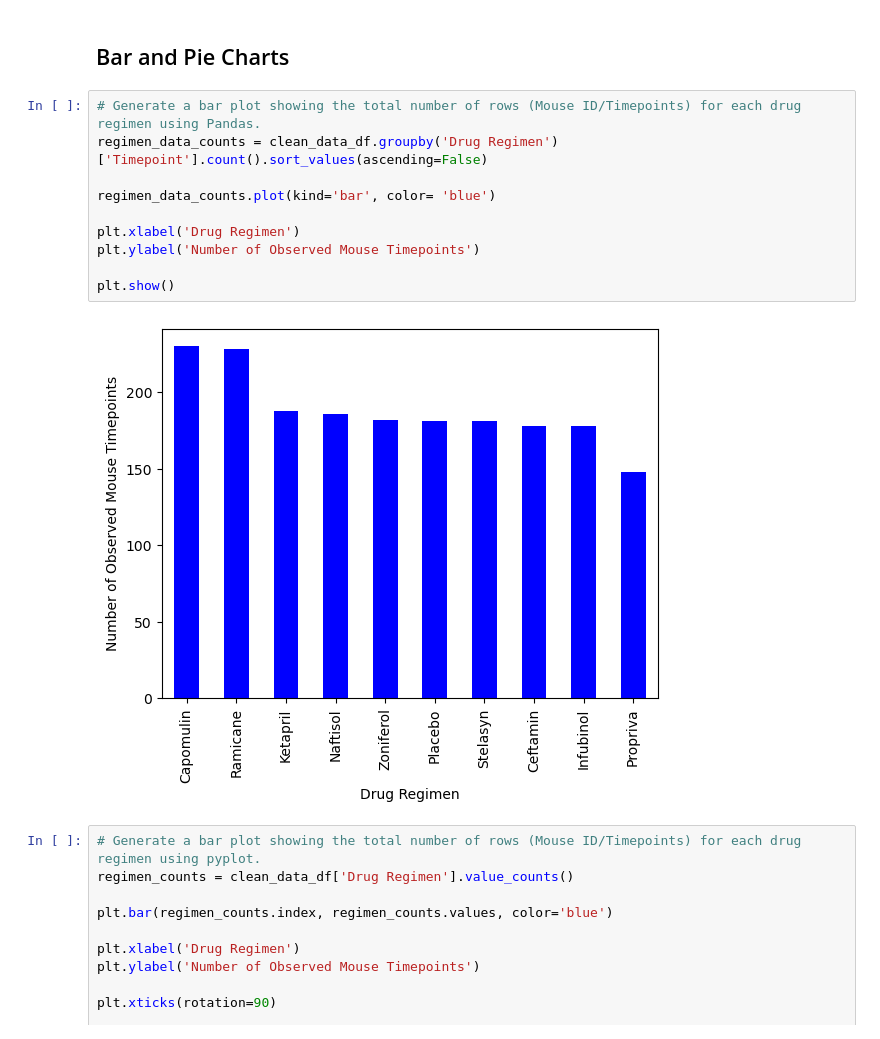
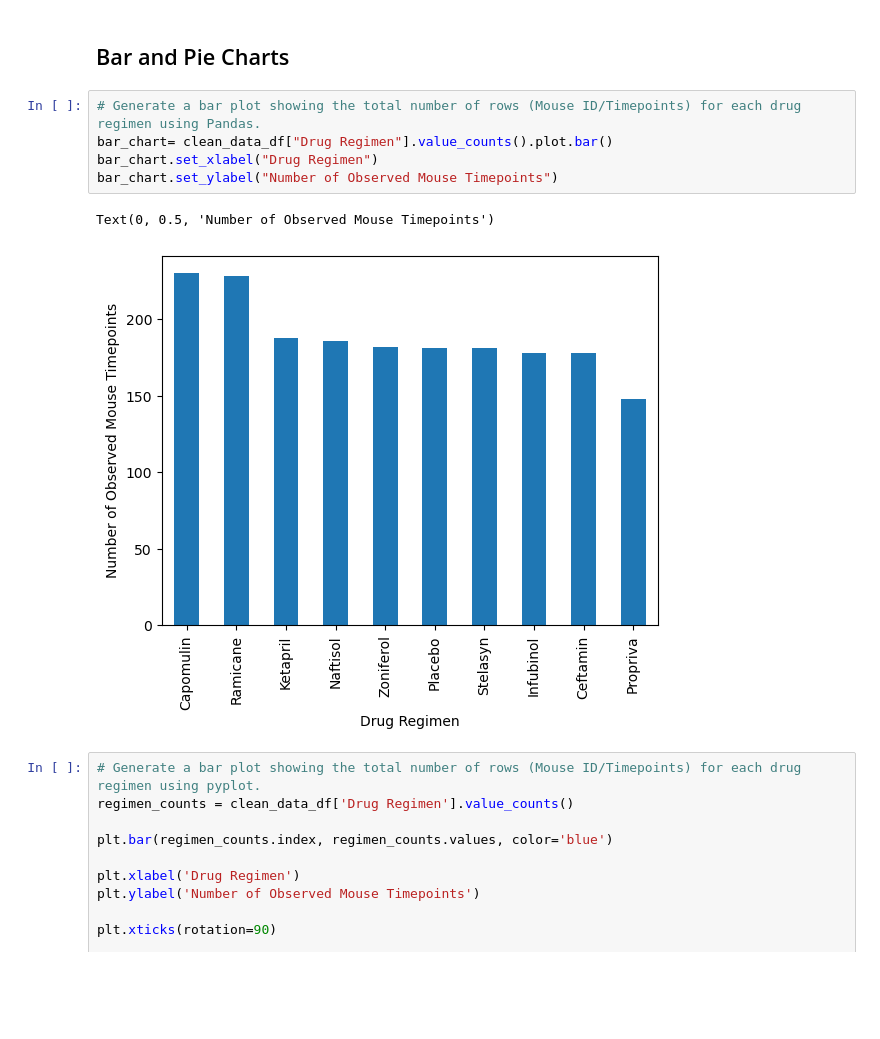
Before and after one commit to KevinDorado7/matplotlib-challenge, a Jupyter notebook: Pymaceuticals/pymaceuticals_starter.ipynb, the cells around one changed output. Drawn from its saved outputs; the diff is of its cells as text; blank space fills up the shorter version.

```diff
--- a/Pymaceuticals/pymaceuticals_starter.ipynb
+++ b/Pymaceuticals/pymaceuticals_starter.ipynb
@@ -172,16 +172,12 @@ regimen_summary_advanced
 ## Bar and Pie Charts
 # %%
 # Generate a bar plot showing the total number of rows (Mouse ID/Timepoints) for each drug regimen using Pandas.
-regimen_data_counts = clean_data_df.groupby('Drug Regimen')['Timepoint'].count().sort_values(ascending=False)
-
-regimen_data_counts.plot(kind='bar', color= 'blue')
-
-plt.xlabel('Drug Regimen')
-plt.ylabel('Number of Observed Mouse Timepoints')
-
-plt.show()
+bar_chart= clean_data_df["Drug Regimen"].value_counts().plot.bar()
+bar_chart.set_xlabel("Drug Regimen")
+bar_chart.set_ylabel("Number of Observed Mouse Timepoints")
 # %% [output]
+Text(0, 0.5, 'Number of Observed Mouse Timepoints')
-[figure, old version]
+[figure, new version]
 # %%
 # Generate a bar plot showing the total number of rows (Mouse ID/Timepoints) for each drug regimen using pyplot.
 regimen_counts = clean_data_df['Drug Regimen'].value_counts()
```
Also changed, not shown: parts of 1 cell of this notebook.
